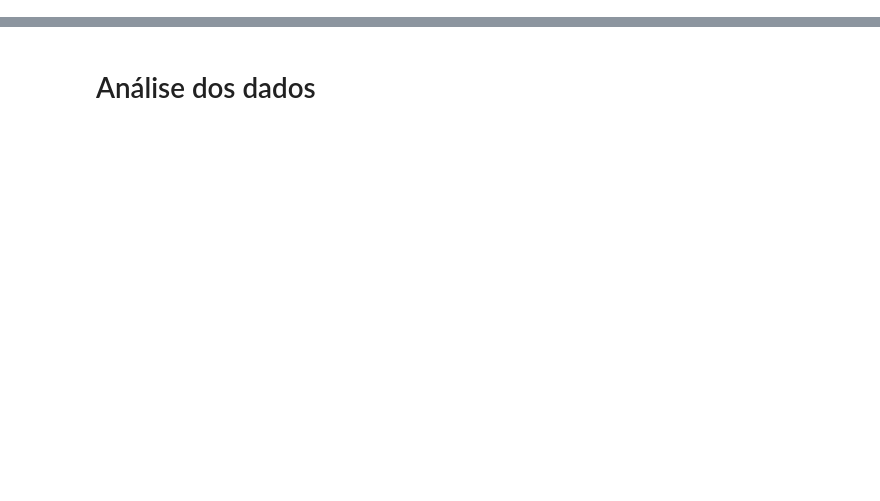
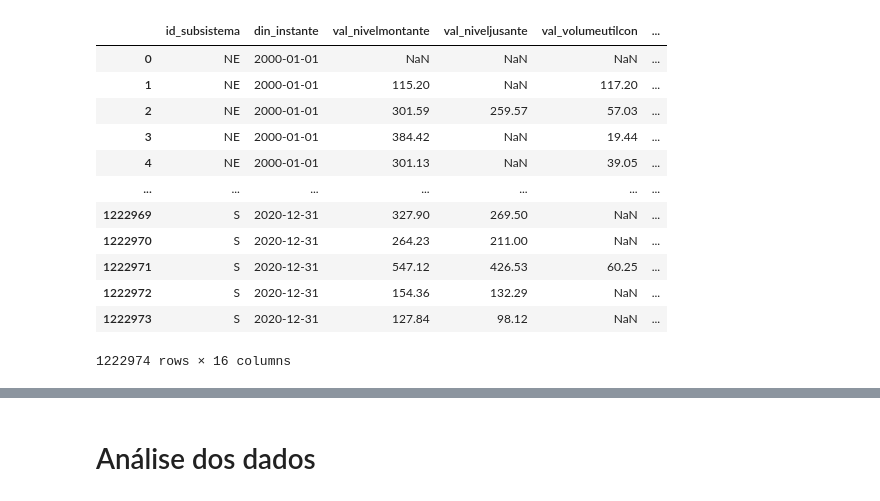
Before and after one commit to CleristonAlbuquerque/desafio_enacom, a Jupyter notebook: Desafio_enacom.ipynb, the cells around one changed output, grey strips where cells are left out. Saved outputs shown, nothing was run; the diff lists cells and outputs as text; code cells hidden in the pictures; blank space fills up the shorter version.

```diff
--- a/Desafio_enacom.ipynb
+++ b/Desafio_enacom.ipynb
@@ -11,0 +16,18 @@ from plotly.subplots import make_subplots
+# %%
+# Criar listas de anos e números
+anos = list(range(2000, 2021)) # Para o desafio, deve-se considerar o range até 2021.
+
+# Criar função para obter os dados hidrológicos de reservatório
+def download_csv(ano):
+    try:
+      if ano <= 2021:
+        url = f"https://ons-aws-prod-opendata.s3.amazonaws.com/dataset/dados_hidrologicos_di/DADOS_HIDROLOGICOS_RES_{ano}.csv"
+        # Imprimir a URL antes de fazer o download
+        print(f"URL: {url}")
+        return pd.read_csv(url, sep=';')
+    except Exception as e:
+        print(f"Erro ao baixar dados de {url}: {e}")
+        return None
+
+# Baixar os DataFrames com apenas no ano (correspodem os dados de 2000 a 2021)
+dado_hidrologico = pd.concat([download_csv(ano) for ano in anos], ignore_index=True)
@@ -12 +52,18 @@ from plotly.subplots import make_subplots
+# %%
+# Visualizando o dataframe
+dado_hidrologico.head()
+# %% [output]
+|  | id_subsistema | din_instante | val_nivelmontante | val_niveljusante | val_volumeutilcon | ... |
+| 0 | NE | 2000-01-01 | NaN | NaN | NaN | ... |
+| 1 | NE | 2000-01-01 | 115.20 | NaN | 117.20 | ... |
+| 2 | NE | 2000-01-01 | 301.59 | 259.57 | 57.03 | ... |
+| 3 | NE | 2000-01-01 | 384.42 | NaN | 19.44 | ... |
+| 4 | NE | 2000-01-01 | 301.13 | NaN | 39.05 | ... |
+| ... | ... | ... | ... | ... | ... | ... |
+| 1222969 | S | 2020-12-31 | 327.90 | 269.50 | NaN | ... |
+| 1222970 | S | 2020-12-31 | 264.23 | 211.00 | NaN | ... |
+| 1222971 | S | 2020-12-31 | 547.12 | 426.53 | 60.25 | ... |
+| 1222972 | S | 2020-12-31 | 154.36 | 132.29 | NaN | ... |
+| 1222973 | S | 2020-12-31 | 127.84 | 98.12 | NaN | ... |
+1222974 rows × 16 columns
 # %% [markdown]
```
Also changed, not shown: parts of 52 cells of this notebook, 1 other file.
